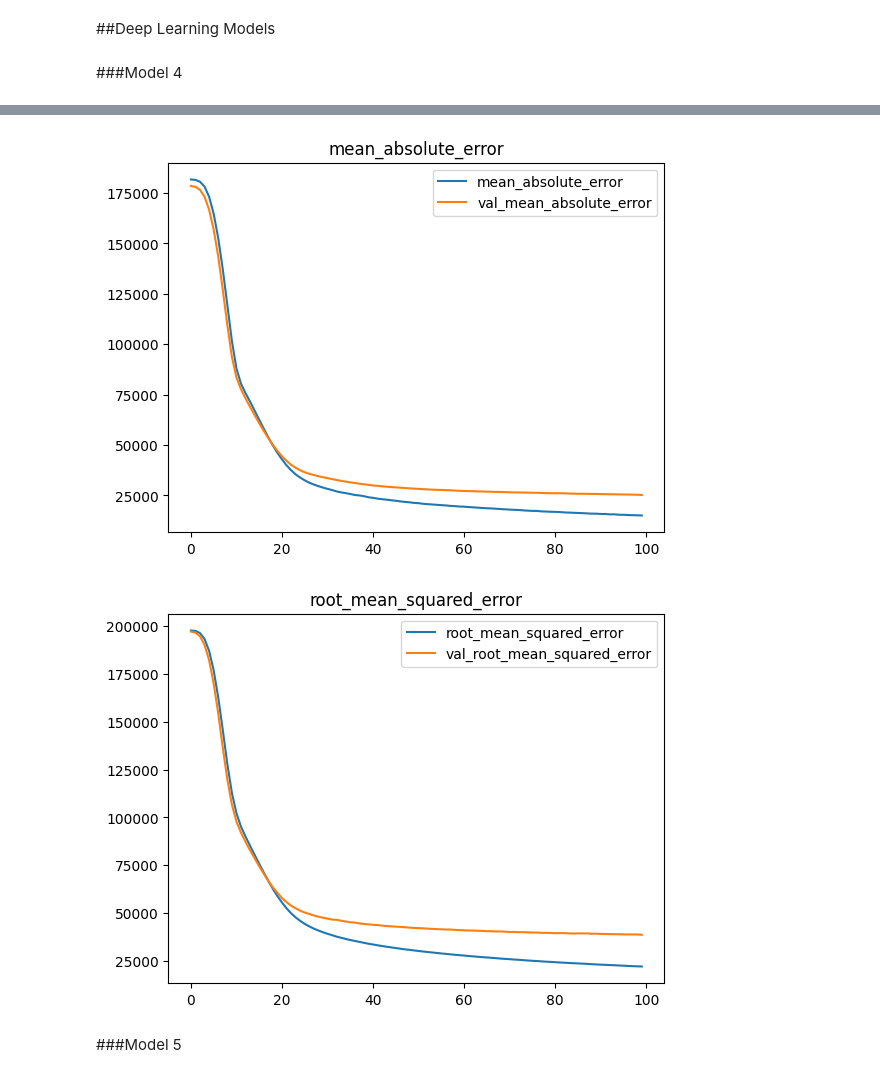
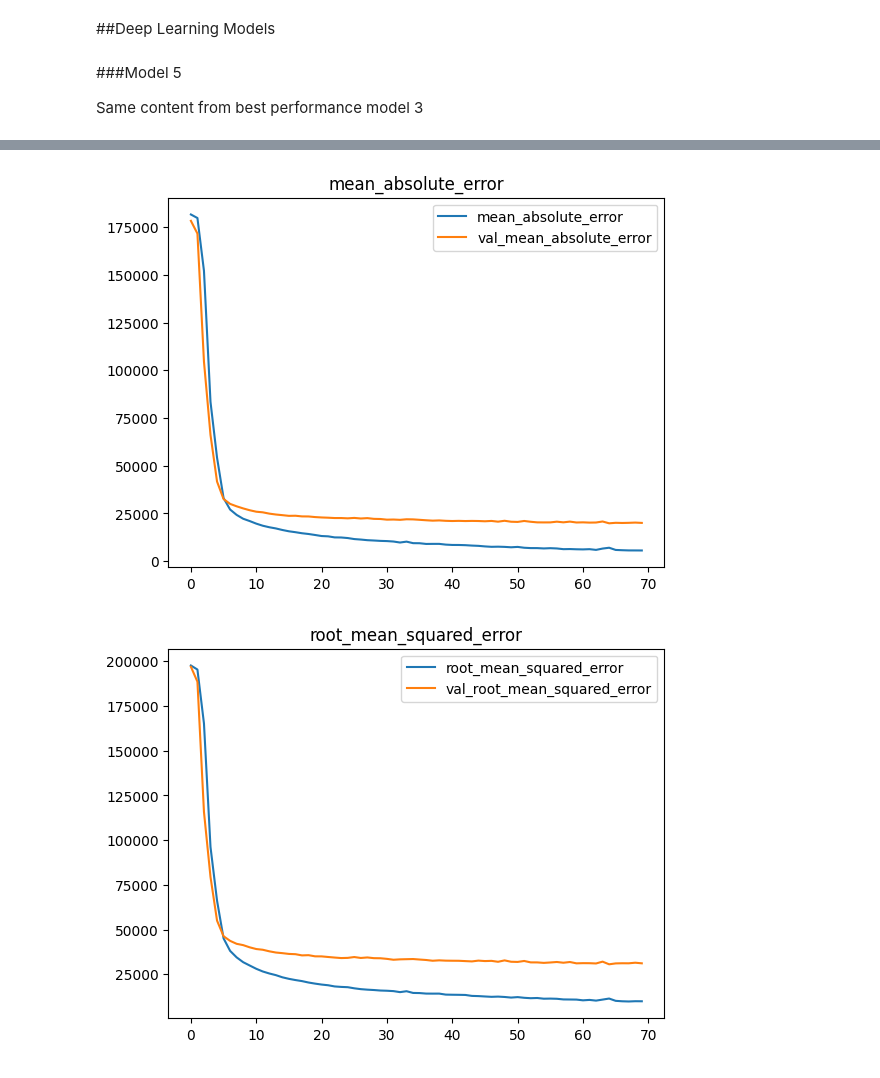
Before and after one commit to hawkeyedatatsai/Neural-Network-Kaggle-Challenge, a Jupyter notebook: 8_Neural_Network_Kaggle_Exercise_(Core).ipynb, the cells around one changed output, grey strips where cells are left out. Drawn from its saved outputs; the diff is of its cells as text; code cells hidden in the pictures.

```diff
--- a/8_Neural_Network_Kaggle_Exercise_(Core).ipynb
+++ b/8_Neural_Network_Kaggle_Exercise_(Core).ipynb
@@ -511,30 +593,39 @@ original_X_train_processed = original_preprocessor.fit_transform(X_train)
 original_X_test_processed = original_preprocessor.transform(X_test)
 # %% [markdown]
 ##Deep Learning Models
-# %% [markdown]
-###Model 4
+# %% [markdown]
+###Model 5
+
+Same content from best performance model 3
 # %%
 #create model architecture
 input_shape = original_X_train_processed.shape[1]
 
-reg_model4 = Sequential()
+reg_model5 = Sequential()
 
 #Hidden layers
-reg_model4.add(Dense(input_shape, input_dim=input_shape, activation='relu'))
-reg_model4.add(Dense(input_shape * 0.5, activation='relu'))
+reg_model5.add(Dense(input_shape, input_dim=input_shape, activation='relu',
+                     kernel_regularizer=regularizers.l1_l2(l1=.01, l2=.01)))
+reg_model5.add(Dense(input_shape * 0.5, activation='relu',
+                     kernel_regularizer=regularizers.l1_l2(l1=.01, l2=.01)))
+reg_model5.add(Dense(input_shape * 0.25, activation='relu',
+                     kernel_regularizer=regularizers.l1_l2(l1=.01, l2=.01)))
+reg_model5.add(Dense(input_shape * 0.125, activation='relu',
+                     kernel_regularizer=regularizers.l1_l2(l1=.01, l2=.01)))
 
 #Output layer
-reg_model4.add(Dense(1, activation='linear'))
+reg_model5.add(Dense(1, activation='linear'))
 
 #compile model with additional metrics
-reg_model4.compile(loss='mse',
+reg_model5.compile(loss='mse',
                   optimizer='adam',
                   metrics=[metrics.MeanAbsoluteError(),
                            metrics.RootMeanSquaredError()])
-history4 = reg_model4.fit(original_X_train_processed, y_train,
+early_stopping = EarlyStopping(patience = 5)
+history5 = reg_model5.fit(original_X_train_processed, y_train,
                         validation_data = (original_X_test_processed, y_test),
-                        epochs=100,
+                        epochs=100, callbacks=[early_stopping],
                         verbose=0)
 # plot learning
-plot_history(history4)
+plot_history(history5)
 # %% [output]
@@ -542,4 +633,2 @@ plot_history(history4)
-[figure, old version]
+[figure, new version]
-[figure, old version]
+[figure, new version]
-# %% [markdown]
-###Model 5
```
Also changed, not shown: parts of 38 cells of this notebook.
